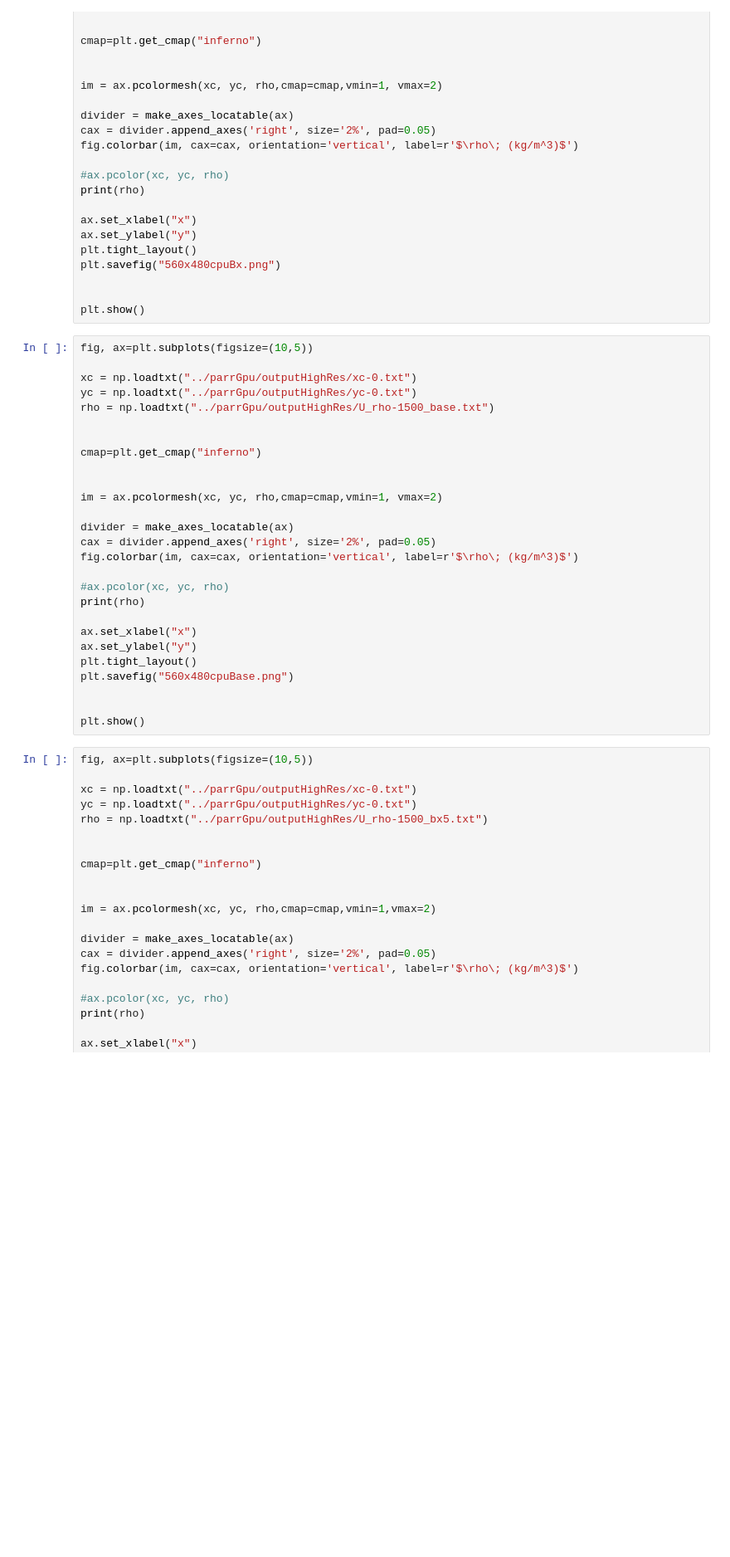
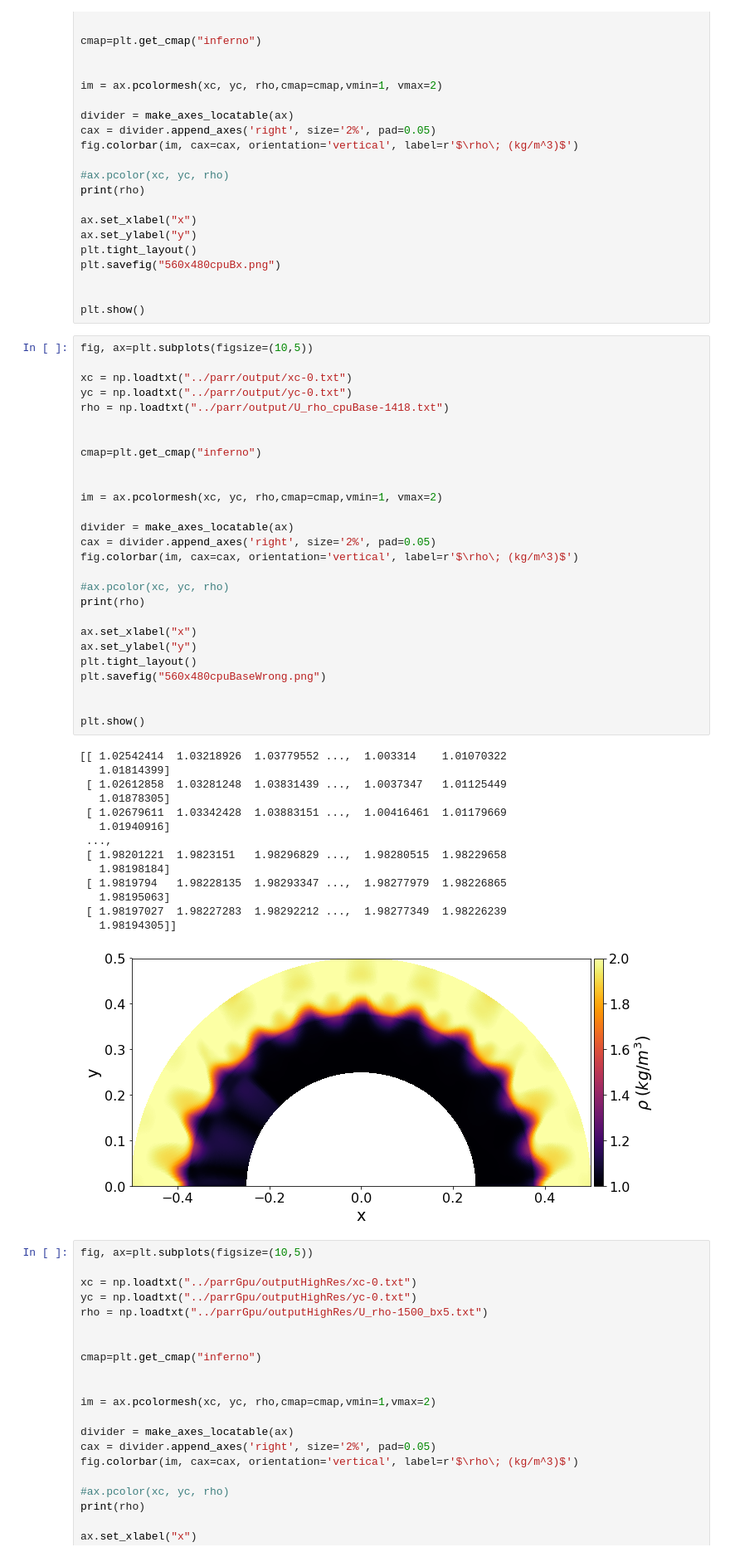
Before and after one commit to rmasti/FEM, a Jupyter notebook: fig/parr.ipynb, the cells around one changed output. Shown at 83% size. Cells and saved outputs as stored; diff of their text form; blank space fills up the shorter version.

```diff
--- a/fig/parr.ipynb
+++ b/fig/parr.ipynb
@@ -265,30 +276,45 @@ plt.show()
 # %%
 fig, ax=plt.subplots(figsize=(10,5))
 
-xc = np.loadtxt("../parrGpu/outputHighRes/xc-0.txt")
-yc = np.loadtxt("../parrGpu/outputHighRes/yc-0.txt")
-rho = np.loadtxt("../parrGpu/outputHighRes/U_rho-1500_base.txt")
+xc = np.loadtxt("../parr/output/xc-0.txt")
+yc = np.loadtxt("../parr/output/yc-0.txt")
+rho = np.loadtxt("../parr/output/U_rho_cpuBase-1418.txt")
 
 
 cmap=plt.get_cmap("inferno")
 
 
 im = ax.pcolormesh(xc, yc, rho,cmap=cmap,vmin=1, vmax=2)
 
 divider = make_axes_locatable(ax)
 cax = divider.append_axes('right', size='2%', pad=0.05)
 fig.colorbar(im, cax=cax, orientation='vertical', label=r'$\rho\; (kg/m^3)$')
 
 #ax.pcolor(xc, yc, rho)
 print(rho)
 
 ax.set_xlabel("x")
 ax.set_ylabel("y")
 plt.tight_layout()
-plt.savefig("560x480cpuBase.png")
+plt.savefig("560x480cpuBaseWrong.png")
 
 
 plt.show()
+# %% [output]
+[[ 1.02542414  1.03218926  1.03779552 ...,  1.003314    1.01070322
+   1.01814399]
+ [ 1.02612858  1.03281248  1.03831439 ...,  1.0037347   1.01125449
+   1.01878305]
+ [ 1.02679611  1.03342428  1.03883151 ...,  1.00416461  1.01179669
+   1.01940916]
+ ...,
+ [ 1.98201221  1.9823151   1.98296829 ...,  1.98280515  1.98229658
+   1.98198184]
+ [ 1.9819794   1.98228135  1.98293347 ...,  1.98277979  1.98226865
+   1.98195063]
+ [ 1.98197027  1.98227283  1.98292212 ...,  1.98277349  1.98226239
+   1.98194305]]
+[figure, added]
 # %%
 fig, ax=plt.subplots(figsize=(10,5))
 
```
Also changed, not shown: parts of 3 cells of this notebook, 22 other files.
